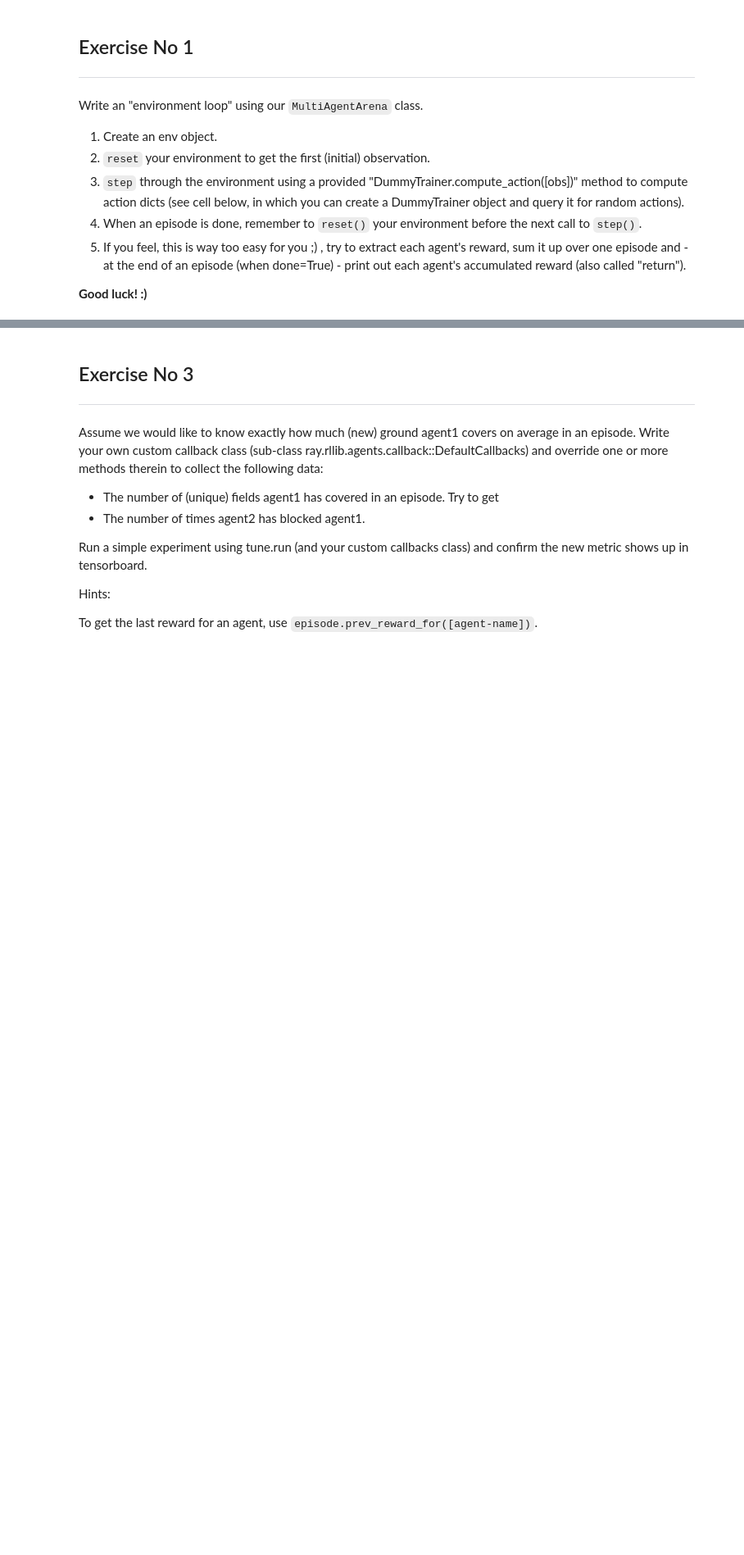
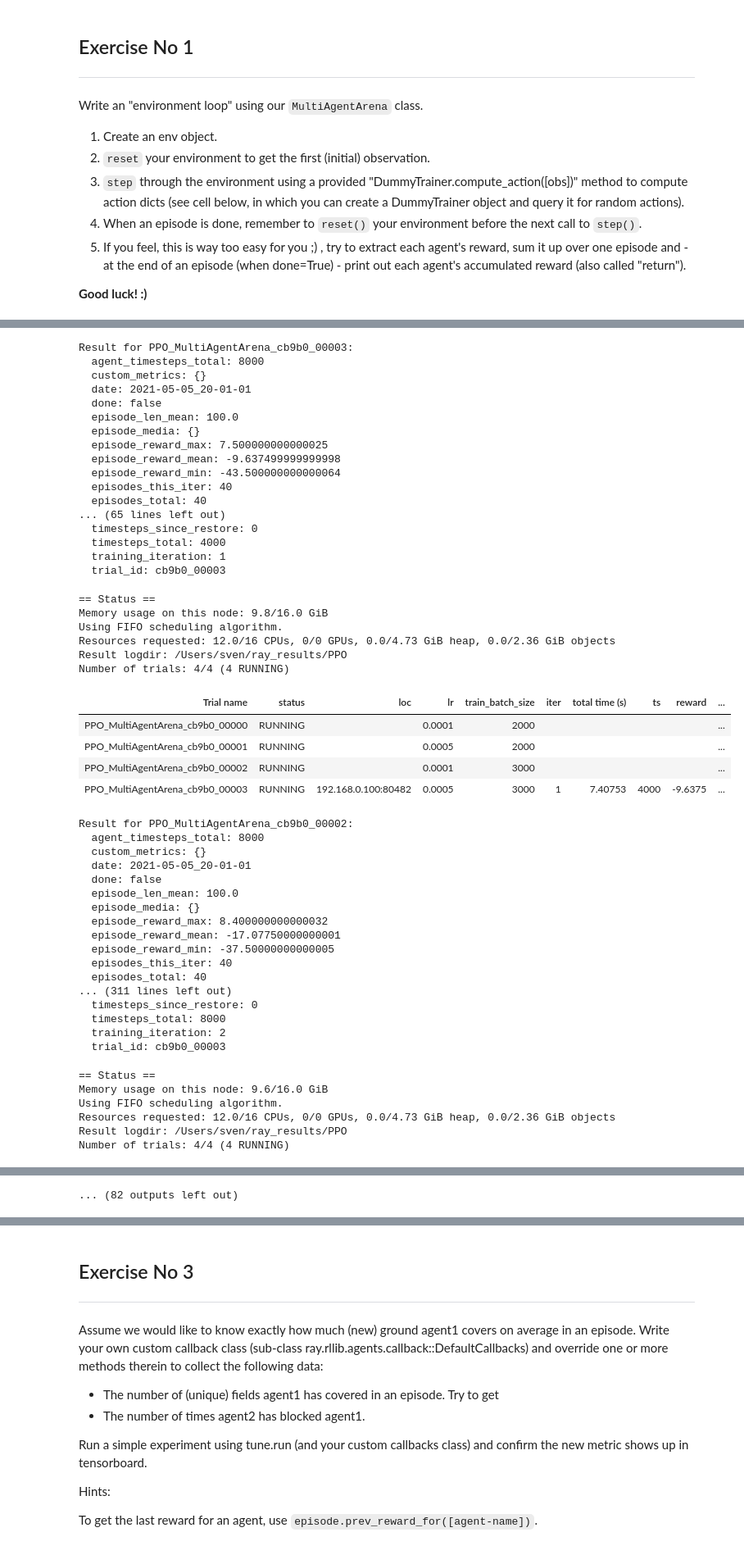
Before and after one commit to sven1977/rllib_tutorials, a Jupyter notebook: ray_summit_2021/tutorial_notebook.ipynb, the cells around one changed output, grey strips where cells are left out. Shown at 82% size. Cells and saved outputs as stored; diff of their text form; code cells hidden in the pictures; blank space fills up the shorter version.

```diff
--- a/ray_summit_2021/tutorial_notebook.ipynb
+++ b/ray_summit_2021/tutorial_notebook.ipynb
@@ -150,10 +150,8 @@ class MultiAgentArena(MultiAgentEnv):
         # increase our time steps counter by 1.
         self.timesteps += 1
 
-        # Determine, who is allowed to move first.
-        agent1_first = random.random() > 0.5
-
-        if agent1_first:
+        # Determine, who is allowed to move first (50:50).
+        if random.random() > 0.5:
             events = self._move(self.agent1_pos, action["agent1"], is_agent1=True)
             events |= self._move(self.agent2_pos, action["agent2"], is_agent1=False)
         else:
@@ -327,6 +333,7 @@ num_episodes = 0
 while num_episodes < 10:
     action1 = rllib_trainer.compute_action(obs["agent1"])
     action2 = rllib_trainer.compute_action(obs["agent2"])
+    #action = rllib_trainer.compute_action(None)
 
     obs, rewards, done, _ = env.step({"agent1": action1, "agent2": action2})
     return_ag1 += rewards["agent1"]
@@ -340,6 +347,6 @@ while num_episodes < 10:
     env.render()
 
     import time
-    time.sleep(0.1)
+    time.sleep(0.05)
 
 env.viewer.close()
@@ -575,3 +908,19 @@ Try to reach a total reward (sum of agent1 and agent2) of -25.0.
 # %%
 # Solution to Exercise #2
 # !LIVE CODING!
+# Solution to Exercise #2:
+
+# Update our config and set it up for 2x tune grid-searches (leading to 4 parallel trials in total).
+config.update({
+    "lr": tune.grid_search([0.0001, 0.0005]),
+    "train_batch_size": tune.grid_search([2000, 3000]),
+    "num_envs_per_worker": 10,
+    # Change our model to be simpler.
+    "model": {
+        "fcnet_hiddens": [128, 128],
+    },
+})
+
+# Run the experiment.
+tune.run("PPO", config=config, stop={"episode_reward_mean": 15.0, "training_iteration": 100})
+# %% [output]
@@ -577,0 +955,51 @@ Try to reach a total reward (sum of agent1 and agent2) of -25.0.
+Result for PPO_MultiAgentArena_cb9b0_00003:
+  agent_timesteps_total: 8000
+  custom_metrics: {}
+  date: 2021-05-05_20-01-01
+  done: false
+  episode_len_mean: 100.0
+  episode_media: {}
+  episode_reward_max: 7.500000000000025
+  episode_reward_mean: -9.637499999999998
+  episode_reward_min: -43.500000000000064
+  episodes_this_iter: 40
+  episodes_total: 40
+... (65 lines left out)
+  timesteps_since_restore: 0
+  timesteps_total: 4000
+  training_iteration: 1
+  trial_id: cb9b0_00003
+== Status ==
+Memory usage on this node: 9.8/16.0 GiB
+Using FIFO scheduling algorithm.
+Resources requested: 12.0/16 CPUs, 0/0 GPUs, 0.0/4.73 GiB heap, 0.0/2.36 GiB objects
+Result logdir: /Users/sven/ray_results/PPO
+Number of trials: 4/4 (4 RUNNING)
+| Trial name | status | loc | lr | train_batch_size | iter | total time (s) | ts | reward | ... |
+| PPO_MultiAgentArena_cb9b0_00000 | RUNNING |  | 0.0001 | 2000 |  |  |  |  | ... |
+| PPO_MultiAgentArena_cb9b0_00001 | RUNNING |  | 0.0005 | 2000 |  |  |  |  | ... |
+| PPO_MultiAgentArena_cb9b0_00002 | RUNNING |  | 0.0001 | 3000 |  |  |  |  | ... |
+| PPO_MultiAgentArena_cb9b0_00003 | RUNNING | 192.168.0.100:80482 | 0.0005 | 3000 | 1 | 7.40753 | 4000 | -9.6375 | ... |
+Result for PPO_MultiAgentArena_cb9b0_00002:
+  agent_timesteps_total: 8000
+  custom_metrics: {}
+  date: 2021-05-05_20-01-01
+  done: false
+  episode_len_mean: 100.0
+  episode_media: {}
+  episode_reward_max: 8.400000000000032
+  episode_reward_mean: -17.07750000000001
+  episode_reward_min: -37.50000000000005
+  episodes_this_iter: 40
+  episodes_total: 40
+... (311 lines left out)
+  timesteps_since_restore: 0
+  timesteps_total: 8000
+  training_iteration: 2
+  trial_id: cb9b0_00003
+== Status ==
+Memory usage on this node: 9.6/16.0 GiB
+Using FIFO scheduling algorithm.
+Resources requested: 12.0/16 CPUs, 0/0 GPUs, 0.0/4.73 GiB heap, 0.0/2.36 GiB objects
+Result logdir: /Users/sven/ray_results/PPO
+Number of trials: 4/4 (4 RUNNING)
@@ -578 +1039,2 @@ Try to reach a total reward (sum of agent1 and agent2) of -25.0.
+... (82 outputs left out)
 # %%
```
Also changed, not shown: parts of 23 cells of this notebook, 7 other files.
